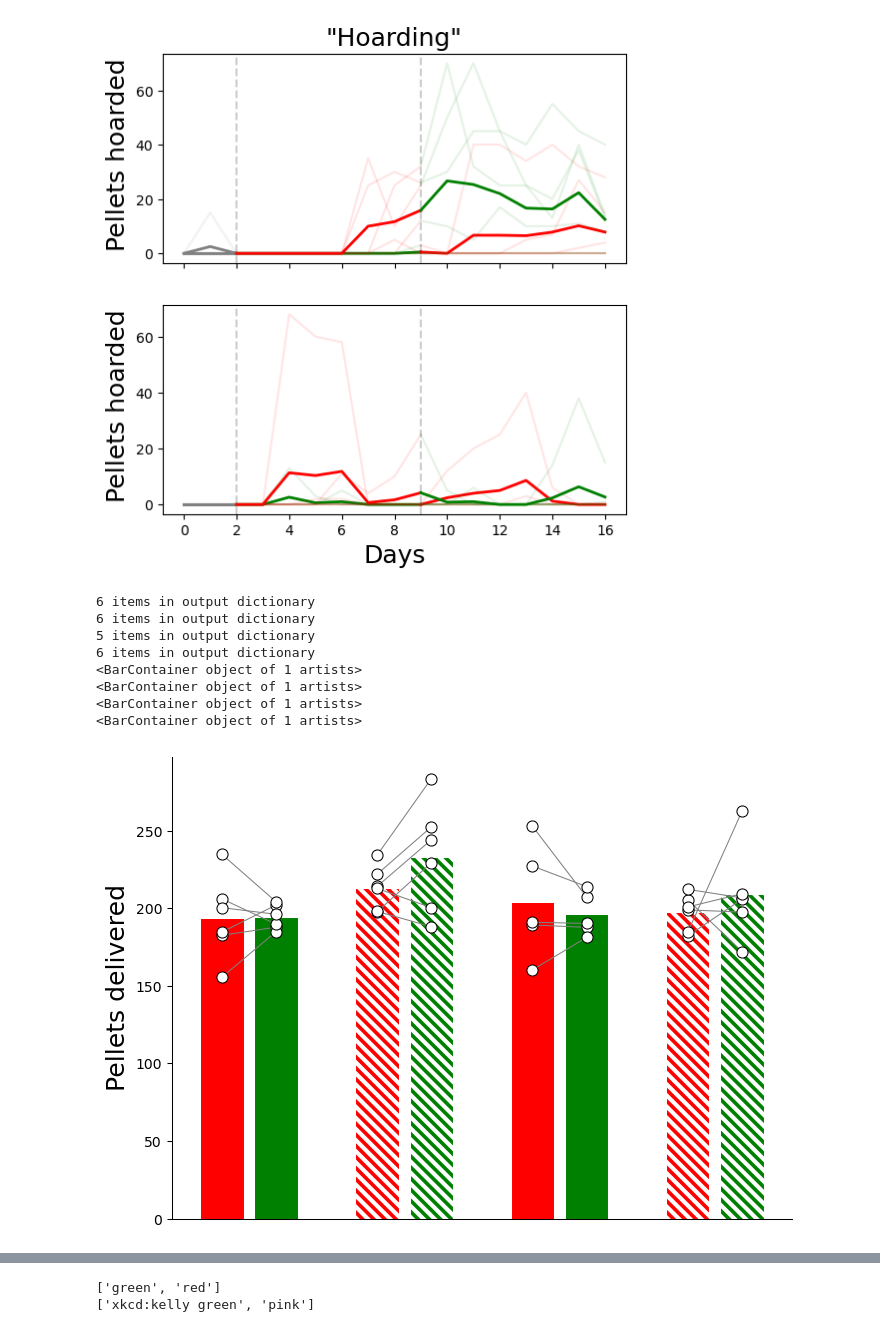
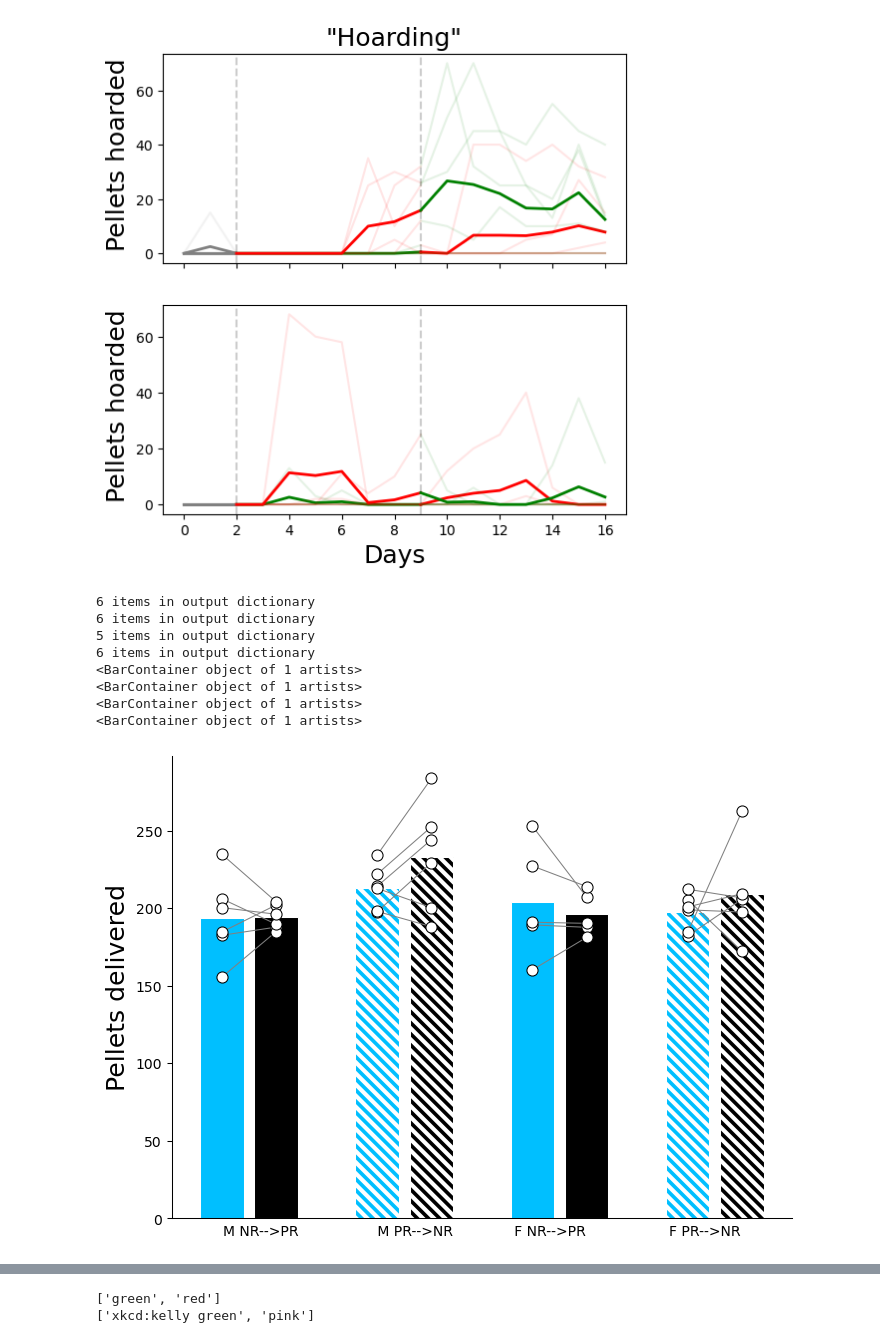
Before and after one commit to Htbibalan/FEDProtein, a Jupyter notebook: notebooks/POSTER_SSIB_2022_FIGS.ipynb, the cells around one changed output, grey strips where cells are left out. Cells and saved outputs as stored; diff of their text form; code cells hidden in the pictures.

Commit message:
plots_update
moved plots to a new folder named plots
generated new plots with blue theme

```diff
--- a/notebooks/POSTER_SSIB_2022_FIGS.ipynb
+++ b/notebooks/POSTER_SSIB_2022_FIGS.ipynb
@@ -250,38 +253,39 @@ figfolder = "C:\\Users\\hta031\OneDrive - UiT Office 365\\Documents\\People\\Ham
 nrpr_avg = get_data_fields(mice, ["pr_avg_pellets","nr_avg_pellets" ],nrpr_male_selector)
 prnr_avg = get_data_fields(mice, ["pr_avg_pellets", "nr_avg_pellets"],prnr_male_selector)
 nrprf_avg = get_data_fields(mice, ["pr_avg_pellets","nr_avg_pellets"],nrpr_female_selector)
 prnrf_avg = get_data_fields(mice, ["pr_avg_pellets","nr_avg_pellets"],prnr_female_selector)
 
 f, ax = plt.subplots(figsize= (8, 6))
 _, _, barlist, _ = tp.barscatter([nrpr_avg, prnr_avg, nrprf_avg, prnrf_avg], ax=ax, paired=True,linewuidth =1, groupwidth = 0.70,
-barfacecolor_option="individual", baredgecolor= ["white"]*8, barfacecolor=["red", "green", "red", "green", "red", "green", "red", "green"],
+barfacecolor_option="individual", baredgecolor= ["white"]*8, barfacecolor=["deepskyblue", "black", "deepskyblue", "black", "deepskyblue", "black", "deepskyblue", "black"],
 barlabels = ["NRPR Males", "PRNR Males", "NRPR Females", "PRNR Females"] )
 
 ax.set_ylabel("Pellets delivered",fontsize = 18)
-ax.set_xlabel("")
+ax.set_xlabel("M NR-->PR                  M PR-->NR              F NR-->PR                   F PR-->NR")
 plt.rcParams["hatch.linewidth"] = 3
 
 # this code puts hatching on bars 3 and 4
 
 for i in [barlist[2], barlist[3], barlist[6],barlist[7]]:
     print(i)
     bar = i.get_children()
     bar[0].set_hatch("\\\\\\")
     bar[0].set_edgecolor("white")
 
 
-figfolder2 = "C:\\Users\\hta031\OneDrive - UiT Office 365\\Documents\\People\\Hamid\\Presentations\\2022\\Oct\\The Arctic Biology talk Oct 2022\\IMAGES\\"
-#f.savefig(figfolder2 + "avreage pellets delievered red bar first.pdf")
+
+figfolder = r"C:\Users\hta031\Github\FEDProtein\results\\"
+f.savefig(figfolder + "pellets_delivered_blue.pdf")
 # %% [output]
 6 items in output dictionary
 6 items in output dictionary
 5 items in output dictionary
 6 items in output dictionary
 <BarContainer object of 1 artists>
 <BarContainer object of 1 artists>
 <BarContainer object of 1 artists>
 <BarContainer object of 1 artists>
-[figure, old version]
+[figure, new version]
 # %%
 #plot for avreage mealsize consumed by NRPR and PRNR males and Females.
 
```
Also changed, not shown: parts of 8 cells of this notebook, 16 other files.
